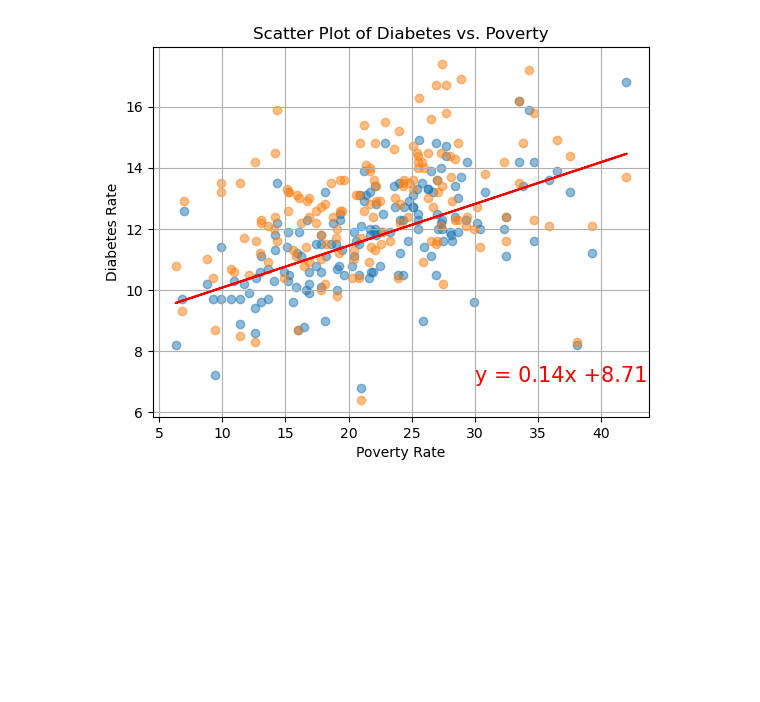
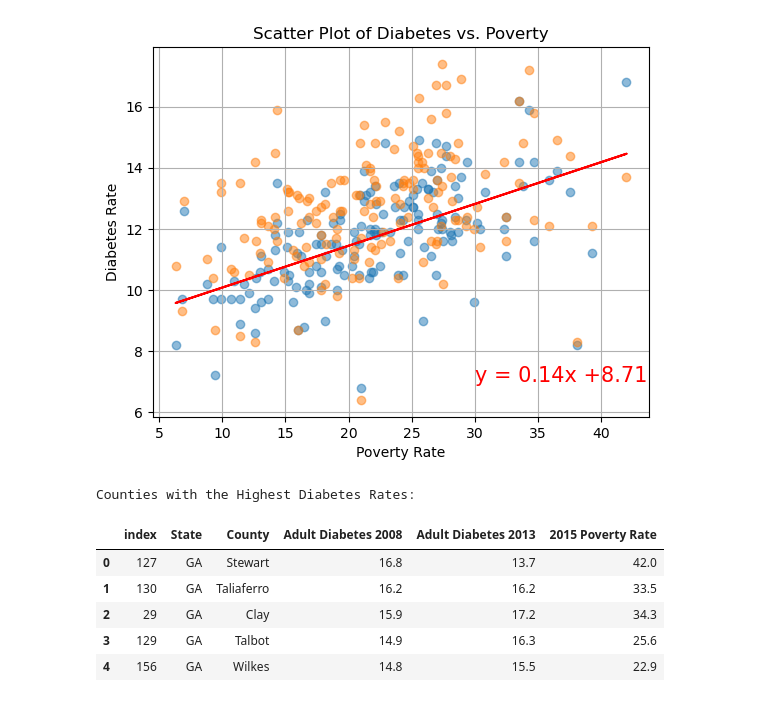
Before and after one commit to anishak520/Project1, a Jupyter notebook: FoodEnvironmentAtlas2/diabetesvspoverty.ipynb, the cells around one changed output. Cells and saved outputs as stored; diff of their text form; code cells hidden in the pictures; blank space fills up the shorter version.

```diff
--- a/FoodEnvironmentAtlas2/diabetesvspoverty.ipynb
+++ b/FoodEnvironmentAtlas2/diabetesvspoverty.ipynb
@@ -105,3 +105,24 @@ plt.show()
 # %% [output]
 The r-value is: 0.3441578590845827
 [figure]
+# %%
+# Sort the DataFrame based on the "Diabetes_Adults_2017" column in descending order
+GAcounties_sorted = GAcounties.sort_values(by="Adult Diabetes 2008", ascending=False)
+
+# Get the top 5 counties with the highest values
+top_5_counties = GAcounties_sorted.head(5)
+
+# Get the bottom 5 counties with the lowest values
+bottom_5_counties = GAcounties_sorted.tail(5)
+
+# Print the top and bottom 5 counties
+print("Counties with the Highest Diabetes Rates:")
+top_5_counties.reset_index()
+# %% [output]
+Counties with the Highest Diabetes Rates:
+|  | index | State | County | Adult Diabetes 2008 | Adult Diabetes 2013 | 2015 Poverty Rate |
+| 0 | 127 | GA | Stewart | 16.8 | 13.7 | 42.0 |
+| 1 | 130 | GA | Taliaferro | 16.2 | 16.2 | 33.5 |
+| 2 | 29 | GA | Clay | 15.9 | 17.2 | 34.3 |
+| 3 | 129 | GA | Talbot | 14.9 | 16.3 | 25.6 |
+| 4 | 156 | GA | Wilkes | 14.8 | 15.5 | 22.9 |
```
Also changed, not shown: parts of 3 cells of this notebook.
